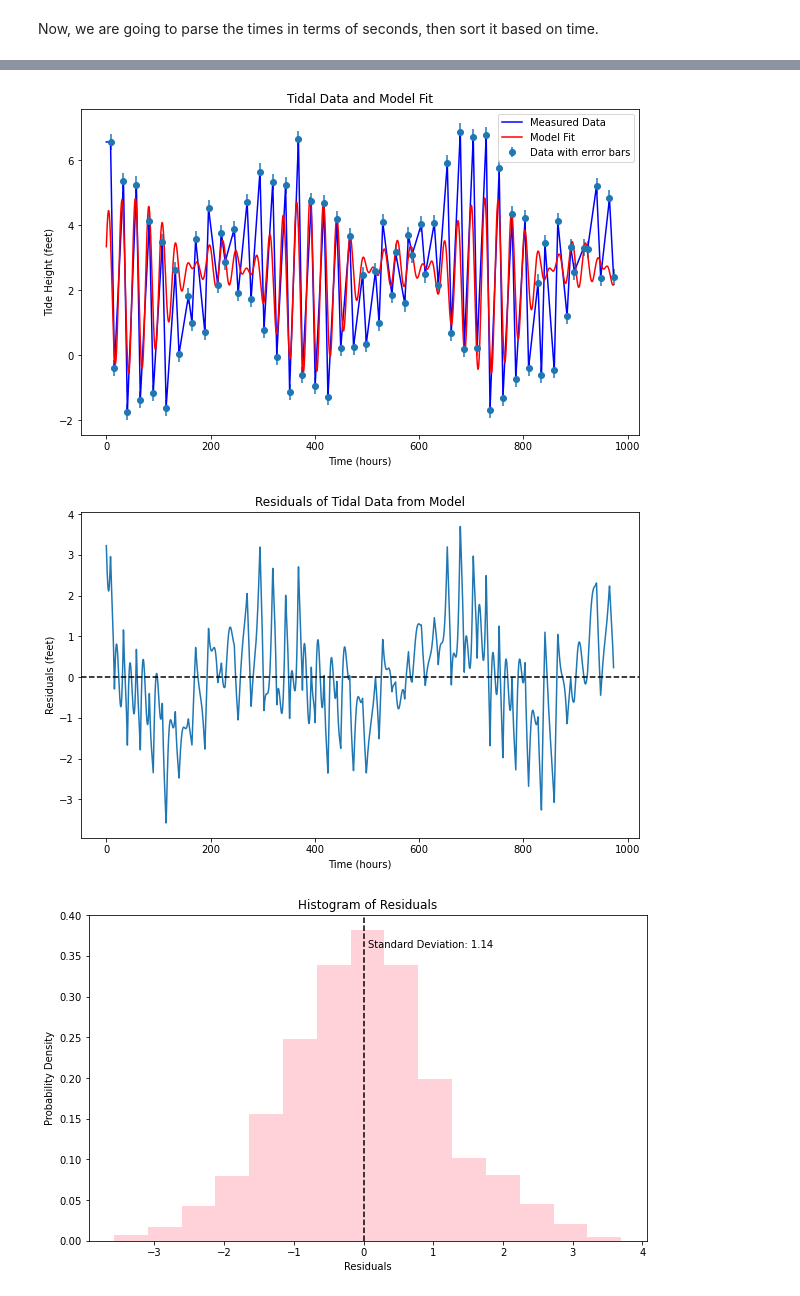
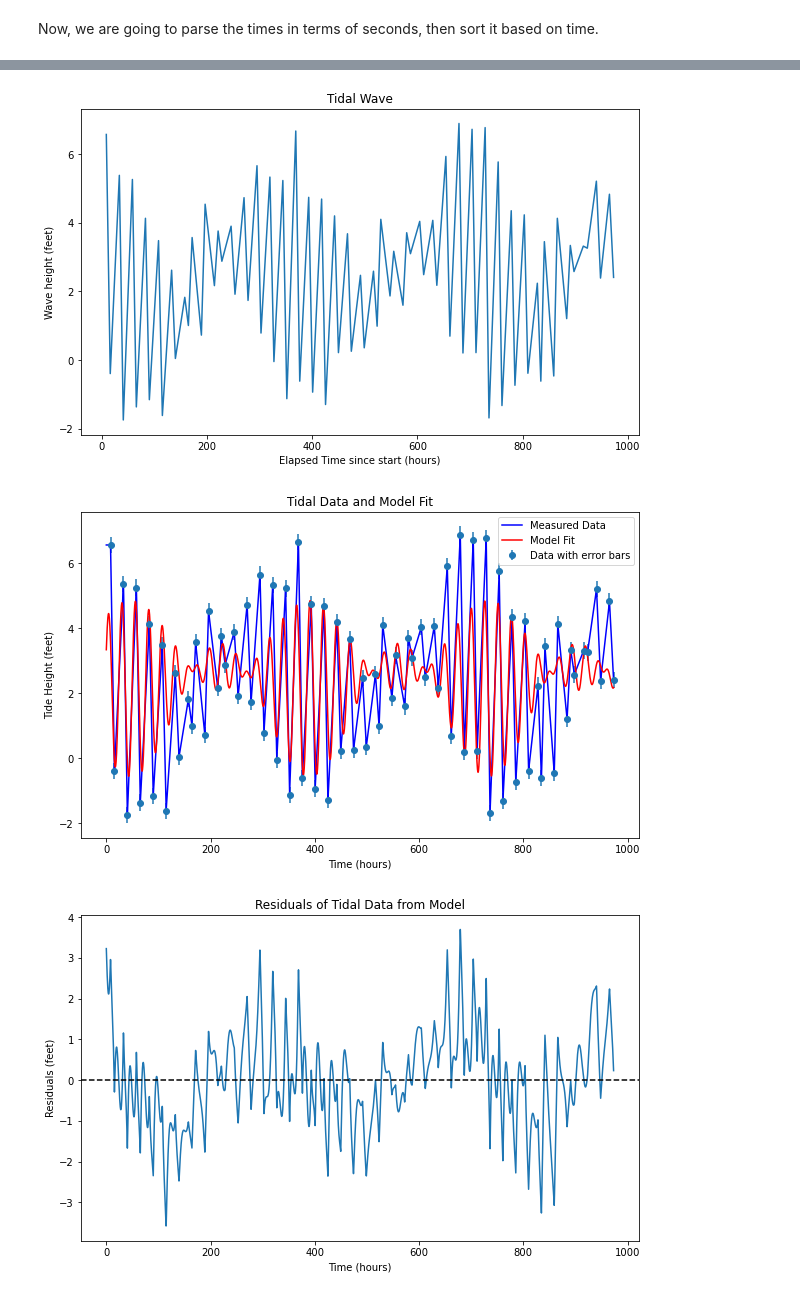
Before and after one commit to jadyobri/Group_Project_ASTR_19, a Jupyter notebook: data/Final-version-group-project.ipynb, the cells around one changed output, grey strips where cells are left out. Drawn from its saved outputs; the diff is of its cells as text; code cells hidden in the pictures.

```diff
--- a/data/Final-version-group-project.ipynb
+++ b/data/Final-version-group-project.ipynb
@@ -143,55 +152,47 @@ def PerformCurveFit(_XValues:list, _YValues:list):
+# %%
+def PlotModelFit(_XValues:list, _YValues:list, DetailedXValues:list, DetailedYValues:list, OptimizedParameters:object):
+    # Plot the data and model
+    plt.figure(figsize=(10, 6))
+    plt.errorbar(_XValues, _YValues, yerr=0.25, fmt='o', label='Data with error bars')
+    plt.plot(DetailedXValues, DetailedYValues, label='Measured Data', color='blue')
+    plt.plot(DetailedXValues, Model(DetailedXValues, *OptimizedParameters.tolist()), label='Model Fit', color='red')
+
+
+    # Plot Model Fit Information
+    plt.xlabel('Time (hours)')
+    plt.ylabel('Tide Height (feet)')
+    plt.legend()
+    plt.title('Tidal Data and Model Fit')
+    plt.savefig('tidal_data_and_model_fit.pdf')
+    plt.show()
 # %%
 def Main():
     Days, TimesRaw, WaveHeights = ParseFile(FILE_PATH_DEF)
     Timestamps, WaveHeights = SortTimes(Days, TimesRaw, WaveHeights)
 
-    # Make Initial Plot
-    #PlotTidalWave(Timestamps, WaveHeights)
-
-    #PerformCurveFit(Timestamps, WaveHeights)
 
 
+    # Perform Curve Fit Optimization On Our Model, With Pretuned Initial Guess Parameters
     _XValues = np.asarray(Timestamps)
     _YValues = np.asarray(WaveHeights)
-
-
     NumSamples:int = 4000
     DetailedXValues:list = np.linspace(0, np.max(_XValues), NumSamples)
     DetailedYValues:list = np.interp(DetailedXValues, _XValues, _YValues)
-
     y_err = np.full_like(DetailedYValues, 0.25)
 
-
+    # would reccomend multithreading for making your initial guesses way faster (if you're lazy like me anyway)
     OptimizedParameters, ErrorValues = scipy.optimize.curve_fit(Model, DetailedXValues, DetailedYValues, p0=[0.25, 0.5, 0.017, 1.8, 2, 1, 1,  0,  2.2], sigma=y_err, maxfev=100000)
-
-# OptimizedParameters = np.asarray([0.25, 0.5, 0.017, 1.8, 2, 1, 1,  0,  2.2])
 
     ErrorArray = np.sqrt(np.diag(ErrorValues))
     AvgError = np.average(ErrorArray)
 
 
-
-    # Plot the data and model
-    plt.figure(figsize=(10, 6))
-    plt.errorbar(_XValues, _YValues, yerr=0.25, fmt='o', label='Data with error bars')
-    plt.plot(DetailedXValues, DetailedYValues, label='Measured Data', color='blue')
-    plt.plot(DetailedXValues, Model(DetailedXValues, *OptimizedParameters.tolist()), label='Model Fit', color='red')
-
-
-    # Plot Model Fit Information
-    plt.xlabel('Time (hours)')
-    plt.ylabel('Tide Height (feet)')
-    plt.legend()
-    plt.title('Tidal Data and Model Fit')
-    plt.savefig('tidal_data_and_model_fit.pdf')
-    plt.show()
+    ## -- Generate Graphs -- ##
+    PlotTidalWave(Timestamps, WaveHeights)
+    PlotModelFit(_XValues, _YValues, DetailedXValues, DetailedYValues, OptimizedParameters)
 
 
 
-#     print(OptimizedParameters)
-#     print(AvgError)
-#     plt.plot(Timestamps, WaveHeights)
-#     plt.plot(DetailedXValues, Model(DetailedXValues, *OptimizedParameters.tolist()))
 
 
     # Plot Model Residual Information
@@ -228,33 +229,33 @@ def Main():
     tsunami_deviation = 2 / std_dev_residuals
     print(f"Deviation of tsunami (2ft) from normal tides: {tsunami_deviation:.2f} standard deviations")
 
     # Add the outlier to the data and replot histogram
     outlier = 2.0  # 2ft outlier
     tides_with_outlier = DetailedYValues + [outlier]
 
     # Ensure tides_with_outlier has the same length as hours
     if len(tides_with_outlier) != len(DetailedXValues):
         tides_with_outlier = tides_with_outlier[:-1]
 
 
     # Calculate new residuals
     residuals_outlier = tides_with_outlier - Model(DetailedXValues, *OptimizedParameters.tolist())
 
     # Plot histogram with outlier
     plt.figure(figsize=(10, 6))
     count, bins, ignored = plt.hist(residuals_outlier, bins=15, density=True, alpha=0.7, color='indigo', label='Residuals with Outlier')
     plt.axvline(0, color='black', linestyle='--')
     plt.xlabel('Residual Quantity')
     plt.ylabel('Probability Density')
     plt.title('Histogram of Residuals with Outlier')
     plt.text(0.5, 0.9, f'Standard Deviation: {std_dev_residuals:.2f}', transform=plt.gca().transAxes)
     plt.savefig('histogram_residuals_with_outlier.pdf')
     plt.show()
 
 
 if __name__ == "__main__":
     Main()
 # %% [output]
-[figure, old version]
+[figure, new version]
-[figure, old version]
+[figure, new version]
-[figure, old version]
+[figure, new version]
```
Also changed, not shown: parts of 18 cells of this notebook, 4 other files.
